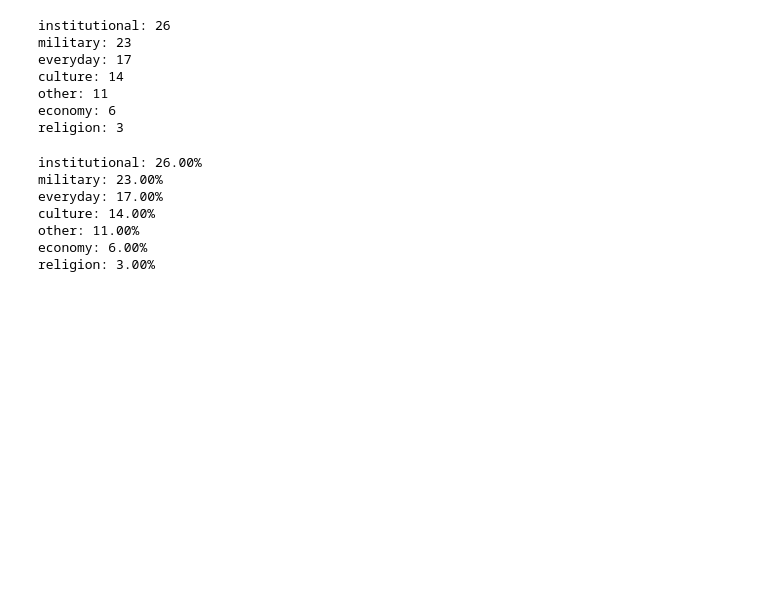
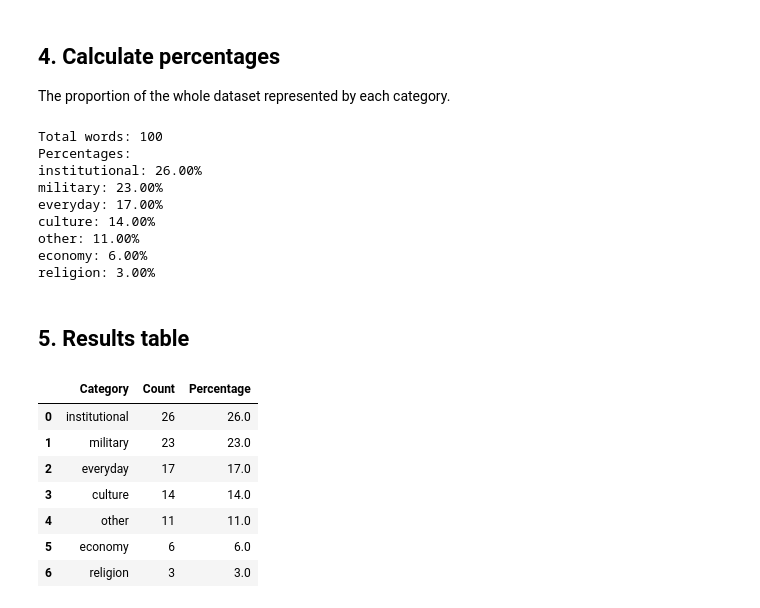
Before and after one commit to rumihoney/russian-georgian-loanwords, a Jupyter notebook: russianloans_analysis.ipynb, the cells around one changed output. Cells and saved outputs as stored; diff of their text form; code cells hidden in the pictures; blank space fills up the shorter version.

```diff
--- a/russianloans_analysis.ipynb
+++ b/russianloans_analysis.ipynb
@@ -11,0 +23,5 @@ len(data)
+# %%
+for i, (word, info) in enumerate(data.items()):
+    print(word, "→", info)
+    if i == 4:
+        break
@@ -36,28 +71,51 @@ category_counts
+# %% [markdown]
+## 4. Calculate percentages
+
+The proportion of the whole dataset represented by each category.
 # %%
-# Results neatly formatted
+# Calculate the total number of categorized words
+total = sum(category_counts.values())
+
+print("Total words:", total)
+print("Percentages:")
+
+# Calculate and print the percentage for each category
 for category, count in sorted(category_counts.items(), key=lambda x: x[1], reverse=True):
-    print(f"{category}: {count}")
+    percent = (count / total) * 100
+    print(f"{category}: {percent:.2f}%")
 # %% [output]
-institutional: 26
-military: 23
-everyday: 17
-culture: 14
-other: 11
-economy: 6
-religion: 3
+Total words: 100
+Percentages:
+institutional: 26.00%
+military: 23.00%
+everyday: 17.00%
+culture: 14.00%
+other: 11.00%
+economy: 6.00%
+religion: 3.00%
-# %%
-# Percentages
-
-total = sum(category_counts.values())
-
-for category, count in sorted(category_counts.items(), key=lambda x: x[1], reverse=True):
-    percent = (count / total) * 100
-    print(f"{category}: {percent:.2f}%")
-# %% [output]
-institutional: 26.00%
-military: 23.00%
-everyday: 17.00%
-culture: 14.00%
-other: 11.00%
-economy: 6.00%
-religion: 3.00%
+# %% [markdown]
+## 5. Results table
+# %%
+import pandas as pd
+
+results = []
+
+for category, count in sorted(category_counts.items(), key=lambda x: x[1], reverse=True):
+    percent = (count / total) * 100
+    results.append({
+        "Category": category,
+        "Count": count,
+        "Percentage": round(percent, 2)
+    })
+
+results_df = pd.DataFrame(results)
+results_df
+# %% [output]
+|  | Category | Count | Percentage |
+| 0 | institutional | 26 | 26.0 |
+| 1 | military | 23 | 23.0 |
+| 2 | everyday | 17 | 17.0 |
+| 3 | culture | 14 | 14.0 |
+| 4 | other | 11 | 11.0 |
+| 5 | economy | 6 | 6.0 |
+| 6 | religion | 3 | 3.0 |
```
Also changed, not shown: parts of 13 cells of this notebook, 2 other files.
